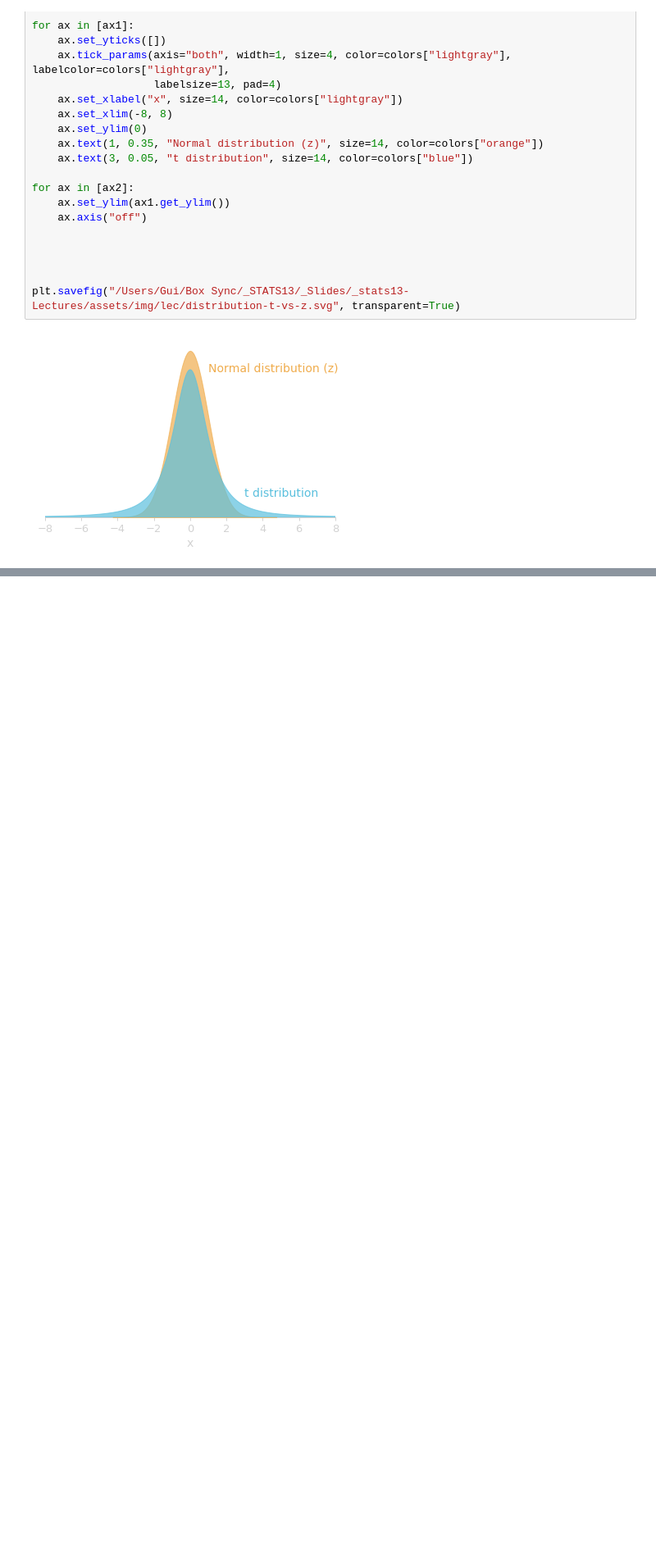
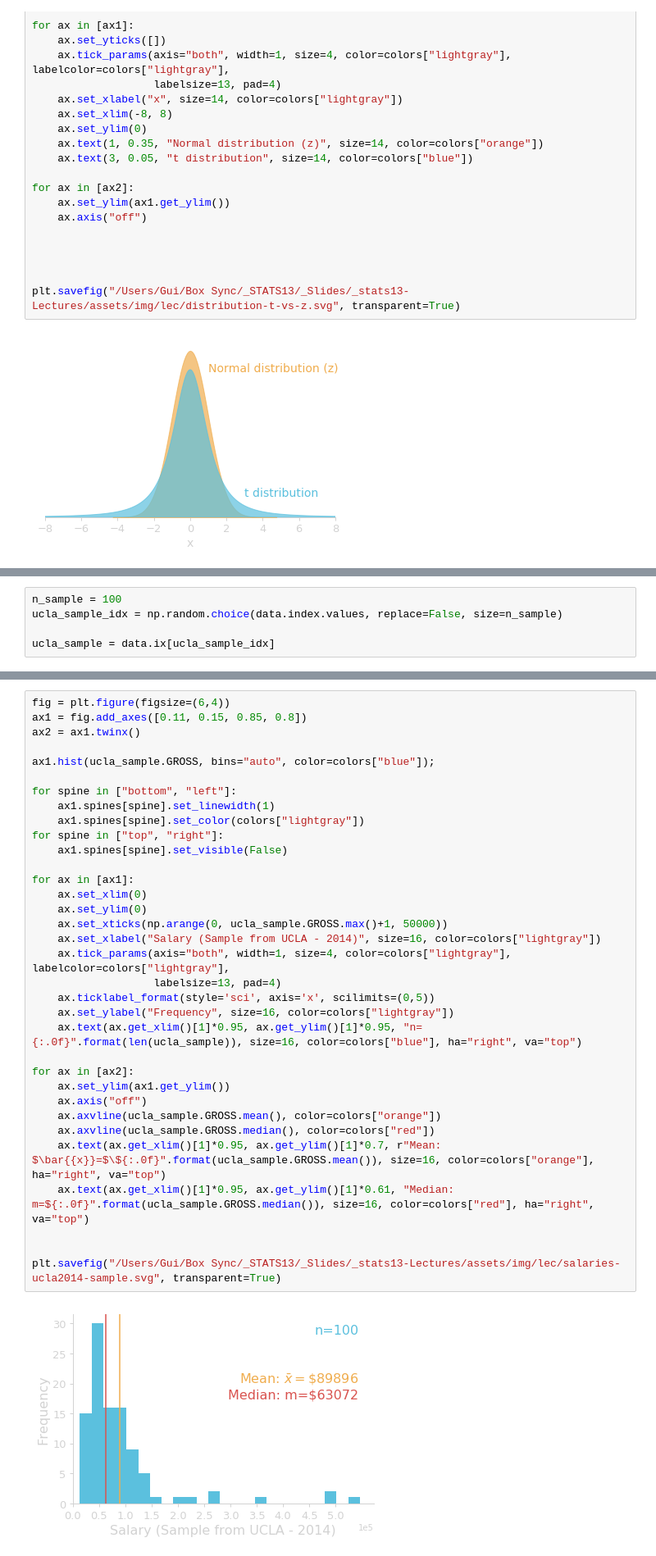
Before and after one commit to gcalmettes/stats13-slides, a Jupyter notebook: notebook-fig/figs-slides-3-simulation-sample-mean.ipynb, the cells around one changed output, grey strips where cells are left out. Shown at 82% size. Cells and saved outputs as stored; diff of their text form; blank space fills up the shorter version.

```diff
--- a/notebook-fig/figs-slides-3-simulation-sample-mean.ipynb
+++ b/notebook-fig/figs-slides-3-simulation-sample-mean.ipynb
@@ -77,0 +172,5 @@ plt.plot(x, stats.t(1E10, 0).pdf(x))
+# %%
+n_sample = 100
+ucla_sample_idx = np.random.choice(data.index.values, replace=False, size=n_sample)
+
+ucla_sample = data.ix[ucla_sample_idx]
@@ -77,0 +181,36 @@ plt.plot(x, stats.t(1E10, 0).pdf(x))
+# %%
+fig = plt.figure(figsize=(6,4))
+ax1 = fig.add_axes([0.11, 0.15, 0.85, 0.8])
+ax2 = ax1.twinx()
+
+ax1.hist(ucla_sample.GROSS, bins="auto", color=colors["blue"]);
+
+for spine in ["bottom", "left"]:
+    ax1.spines[spine].set_linewidth(1)
+    ax1.spines[spine].set_color(colors["lightgray"])
+for spine in ["top", "right"]:
+    ax1.spines[spine].set_visible(False)
+
+for ax in [ax1]:
+    ax.set_xlim(0)
+    ax.set_ylim(0)
+    ax.set_xticks(np.arange(0, ucla_sample.GROSS.max()+1, 50000))
+    ax.set_xlabel("Salary (Sample from UCLA - 2014)", size=16, color=colors["lightgray"])
+    ax.tick_params(axis="both", width=1, size=4, color=colors["lightgray"], labelcolor=colors["lightgray"],
+                   labelsize=13, pad=4)
+    ax.ticklabel_format(style='sci', axis='x', scilimits=(0,5))
+    ax.set_ylabel("Frequency", size=16, color=colors["lightgray"])
+    ax.text(ax.get_xlim()[1]*0.95, ax.get_ylim()[1]*0.95, "n={:.0f}".format(len(ucla_sample)), size=16, color=colors["blue"], ha="right", va="top")
+
+for ax in [ax2]:
+    ax.set_ylim(ax1.get_ylim())
+    ax.axis("off")
+    ax.axvline(ucla_sample.GROSS.mean(), color=colors["orange"])
+    ax.axvline(ucla_sample.GROSS.median(), color=colors["red"])
+    ax.text(ax.get_xlim()[1]*0.95, ax.get_ylim()[1]*0.7, r"Mean: $\bar{{x}}=$\${:.0f}".format(ucla_sample.GROSS.mean()), size=16, color=colors["orange"], ha="right", va="top")
+    ax.text(ax.get_xlim()[1]*0.95, ax.get_ylim()[1]*0.61, "Median: m=${:.0f}".format(ucla_sample.GROSS.median()), size=16, color=colors["red"], ha="right", va="top")
+
+
+plt.savefig("/Users/Gui/Box Sync/_STATS13/_Slides/_stats13-Lectures/assets/img/lec/salaries-ucla2014-sample.svg", transparent=True)
+# %% [output]
+[figure, added]
```
Also changed, not shown: parts of 25 cells of this notebook, 3 other files.
